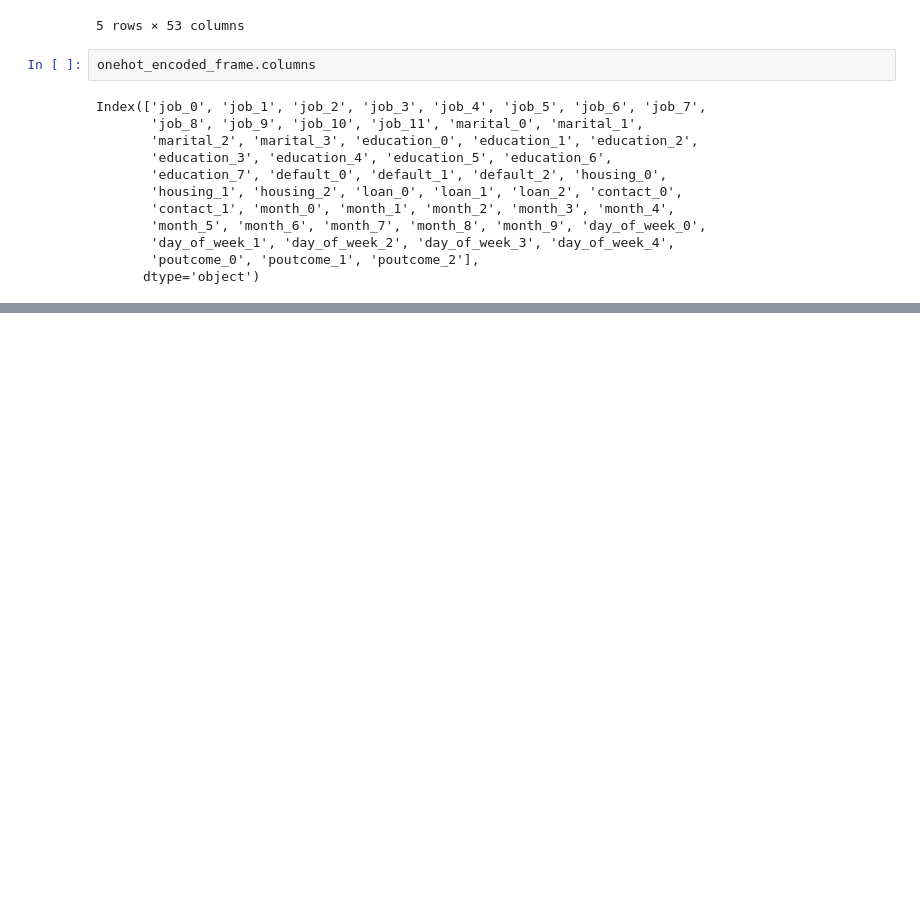
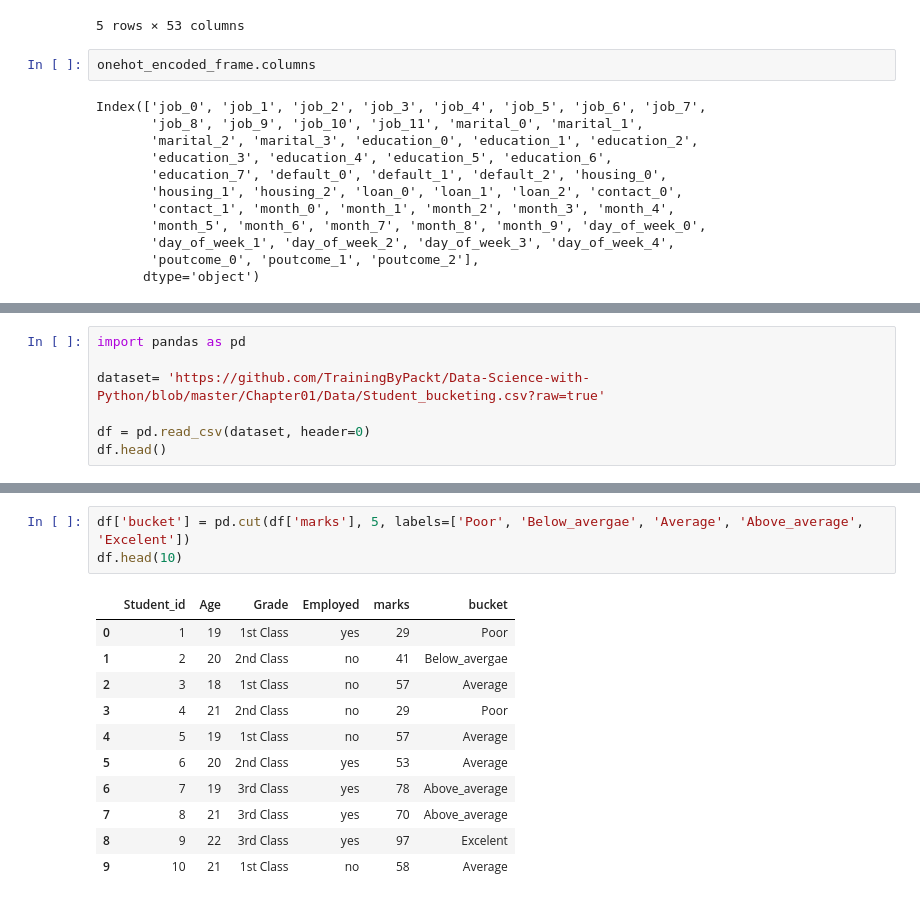
Before and after one commit to jafetpintle/DataManipulation, a Jupyter notebook: Capitulo_1_Datos.ipynb, the cells around one changed output, grey strips where cells are left out. Drawn from its saved outputs; the diff is of its cells as text; blank space fills up the shorter version.

```diff
--- a/Capitulo_1_Datos.ipynb
+++ b/Capitulo_1_Datos.ipynb
@@ -621,0 +716,7 @@ Index(['job_0', 'job_1', 'job_2', 'job_3', 'job_4', 'job_5', 'job_6', 'job_7',
+# %%
+import pandas as pd
+
+dataset= 'https://github.com/TrainingByPackt/Data-Science-with-Python/blob/master/Chapter01/Data/Student_bucketing.csv?raw=true'
+
+df = pd.read_csv(dataset, header=0)
+df.head()
@@ -621,0 +739,15 @@ Index(['job_0', 'job_1', 'job_2', 'job_3', 'job_4', 'job_5', 'job_6', 'job_7',
+# %%
+df['bucket'] = pd.cut(df['marks'], 5, labels=['Poor', 'Below_avergae', 'Average', 'Above_average', 'Excelent'])
+df.head(10)
+# %% [output]
+|  | Student_id | Age | Grade | Employed | marks | bucket |
+| 0 | 1 | 19 | 1st Class | yes | 29 | Poor |
+| 1 | 2 | 20 | 2nd Class | no | 41 | Below_avergae |
+| 2 | 3 | 18 | 1st Class | no | 57 | Average |
+| 3 | 4 | 21 | 2nd Class | no | 29 | Poor |
+| 4 | 5 | 19 | 1st Class | no | 57 | Average |
+| 5 | 6 | 20 | 2nd Class | yes | 53 | Average |
+| 6 | 7 | 19 | 3rd Class | yes | 78 | Above_average |
+| 7 | 8 | 21 | 3rd Class | yes | 70 | Above_average |
+| 8 | 9 | 22 | 3rd Class | yes | 97 | Excelent |
+| 9 | 10 | 21 | 1st Class | no | 58 | Average |
```
Also changed, not shown: parts of 22 cells of this notebook.
